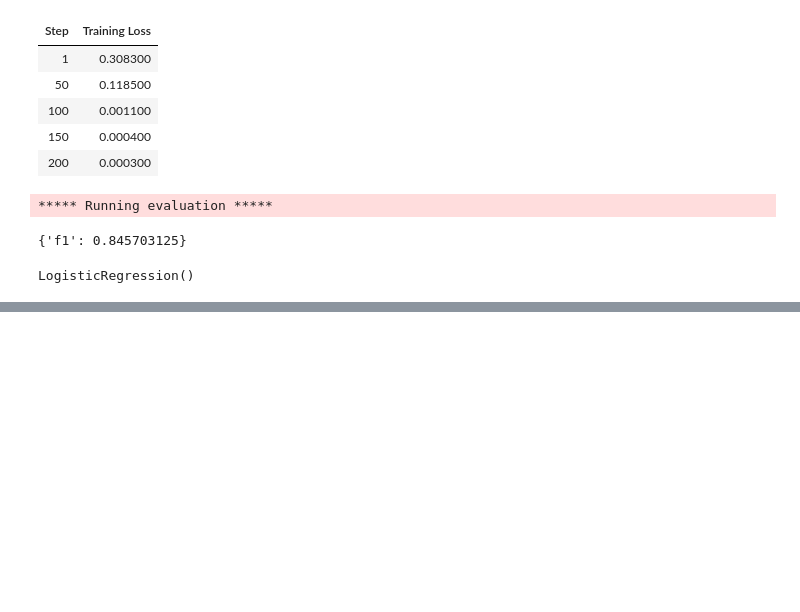
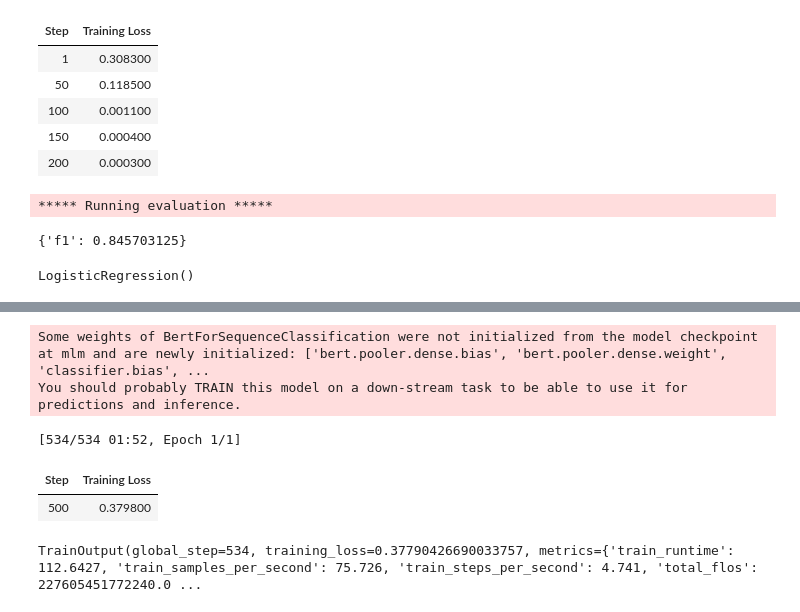
Before and after one commit to Samin-Sadaf7/Book-of-LLMs, a Jupyter notebook: HandsOnLLM_11.ipynb, the cells around one changed output, grey strips where cells are left out. Cells and saved outputs as stored; diff of their text form; code cells hidden in the pictures; blank space fills up the shorter version.

```diff
--- a/HandsOnLLM_11.ipynb
+++ b/HandsOnLLM_11.ipynb
@@ -434,0 +559,58 @@ LogisticRegression()
+# %%
+from transformers import AutoModelForSequenceClassification
+
+#Finetune for classification
+model = AutoModelForSequenceClassification.from_pretrained(
+    "mlm", num_labels=2
+)
+tokenizer = AutoTokenizer.from_pretrained("mlm")
+# %% [output]
+Some weights of BertForSequenceClassification were not initialized from the model checkpoint at mlm and are newly initialized: ['bert.pooler.dense.bias', 'bert.pooler.dense.weight', 'classifier.bias', ...
+You should probably TRAIN this model on a down-stream task to be able to use it for predictions and inference.
+# %%
+from transformers import DataCollatorWithPadding
+
+#Pad the longest sequence in the batch
+
+data_collator = DataCollatorWithPadding(tokenizer=tokenizer)
+
+def preprocess_function(examples):
+  """Tokenize input data"""
+  return tokenizer(examples['text'], truncation=True)
+
+#tokenize train/test data
+tokenized_train = train_data.map(preprocess_function, batched=True)
+tokenized_test = test_data.map(preprocess_function, batched=True)
+# %%
+from transformers import TrainingArguments, Trainer
+
+# Training arguments for parameter tuning
+training_args = TrainingArguments(
+   "model",
+   learning_rate=2e-5,
+   per_device_train_batch_size=16,
+   per_device_eval_batch_size=16,
+   num_train_epochs=1,
+   weight_decay=0.01,
+   save_strategy="epoch",
+   report_to="none"
+)
+
+# Trainer which executes the training process
+trainer = Trainer(
+   model=model,
+   args=training_args,
+   train_dataset=tokenized_train,
+   eval_dataset=tokenized_test,
+   tokenizer=tokenizer,
+   data_collator=data_collator,
+   compute_metrics=compute_metrics,
+)
+# %%
+#train model
+trainer.train()
+# %% [output]
+[534/534 01:52, Epoch 1/1]
+| Step | Training Loss |
+| 500 | 0.379800 |
+TrainOutput(global_step=534, training_loss=0.37790426690033757, metrics={'train_runtime': 112.6427, 'train_samples_per_second': 75.726, 'train_steps_per_second': 4.741, 'total_flos': 227605451772240.0 ...
```
Also changed, not shown: parts of 11 cells of this notebook.
